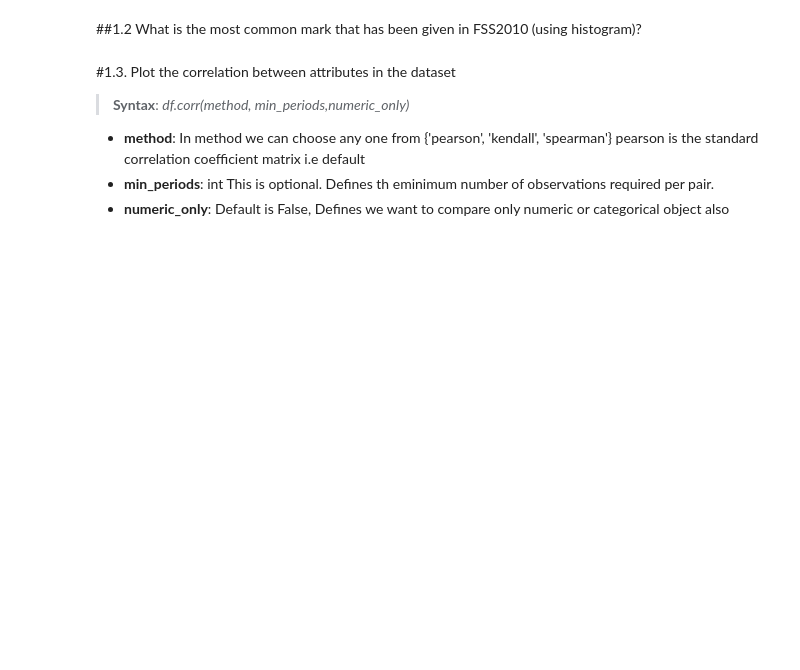
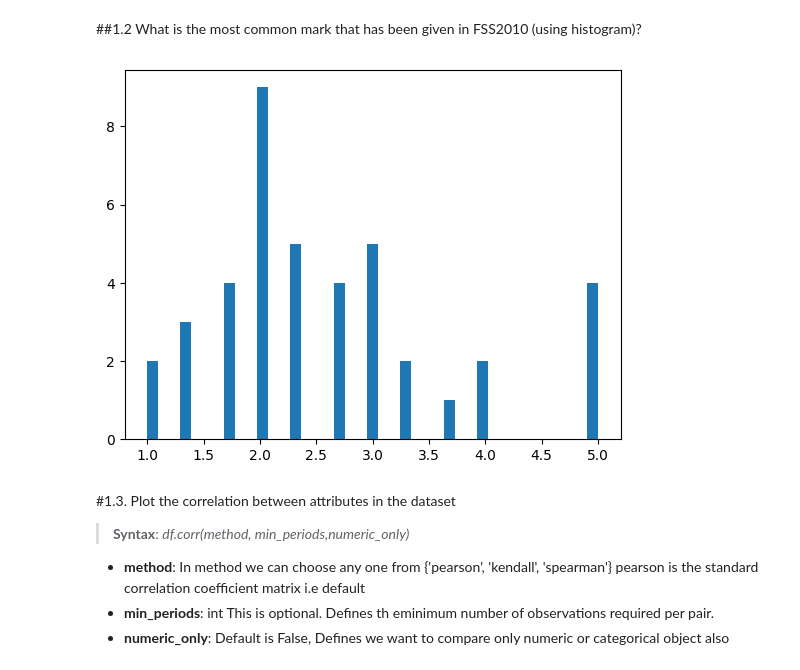
Before and after one commit to PhamTienLoc/Lab_DM, a Jupyter notebook: Lab_2_21130429_PhamTienLoc.ipynb, the cells around one changed output. Drawn from its saved outputs; the diff is of its cells as text; code cells hidden in the pictures; blank space fills up the shorter version.

```diff
--- a/Lab_2_21130429_PhamTienLoc.ipynb
+++ b/Lab_2_21130429_PhamTienLoc.ipynb
@@ -52,3 +52,12 @@ st.head(10)
+# %%
+#code
+data = st[st['Semester'] == 'FSS2010']
+plt.hist(st['Mark'], bins=len(st['Mark']))
+plt.show()
+
+# Điểm xuất hiện nhiều nhất của học kỳ FSS2010 là điểm 2.0
+# %% [output]
+[figure, added]
 # %% [markdown]
 #1.3. Plot the correlation between attributes in the dataset
 
```
Also changed, not shown: parts of 16 cells of this notebook.
